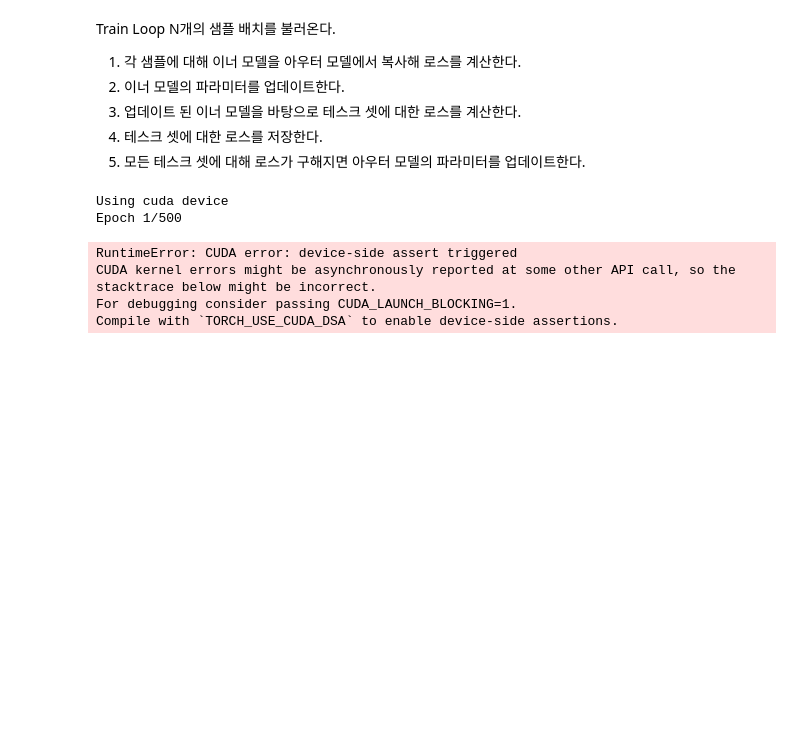
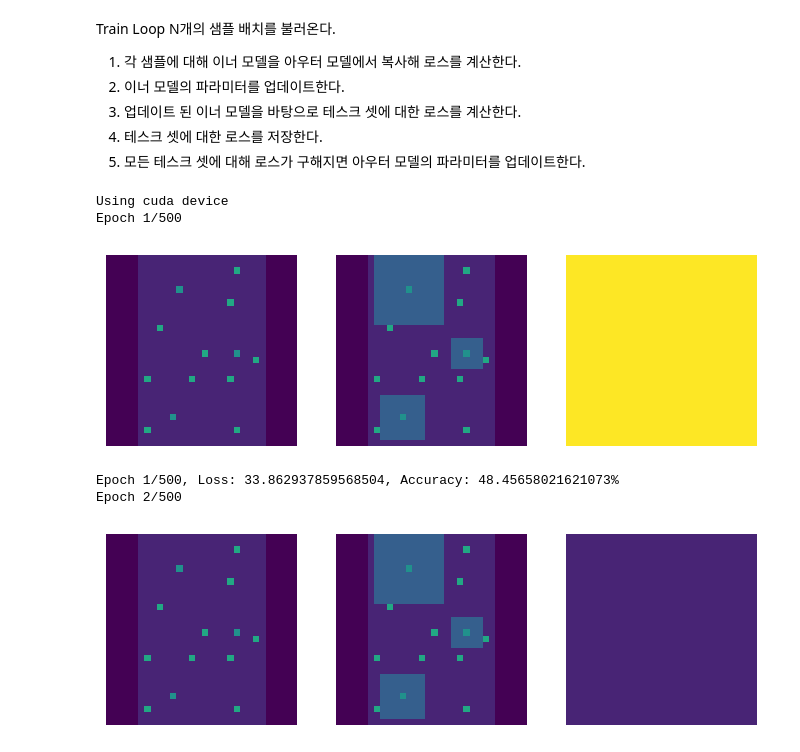
Before and after one commit to wooseungw/ARC, a Jupyter notebook: vit2.ipynb, the cells around one changed output. Cells and saved outputs as stored; diff of their text form; code cells hidden in the pictures; blank space fills up the shorter version.

```diff
--- a/vit2.ipynb
+++ b/vit2.ipynb
@@ -263,11 +284,11 @@ class ARC_Net(nn.Module):
 # 모델 생성 및 출력
 model_args = {
         'dim': 128,
-        'num_heads': 8,
-        'num_layers': 1,
+        'num_heads': 4,
+        'num_layers': 2,
         'num_classes': 11,
         'dropout': 0.1,
-        'kernel_stride_padding': ((1, 1, 0), (3, 1, 1))
+        'kernel_stride_padding': ((1, 1, 0), (3, 1, 1), (5, 1, 2))
     }
 # %%
 device = torch.device("cuda" if torch.cuda.is_available() else "cpu")
@@ -367,8 +388,8 @@ import torch.nn.functional as F
 from tqdm import tqdm
 import matplotlib.pyplot as plt
 import gc
-TORCH_USE_CUDA_DSA = 1
-CUDA_LAUNCH_BLOCKING=1.
+
+
 
 train_challenge = './kaggle/input/arc-prize-2024/arc-agi_training_challenges.json'
 train_solution = "./kaggle/input/arc-prize-2024/arc-agi_training_solutions.json"
@@ -377,7 +398,7 @@ eval_solution = "./kaggle/input/arc-prize-2024/arc-agi_evaluation_solutions.json
 
 kwargs = {
     'epochs': 500,
-    'task_numbers': 4,  # equal to the number of tasks
+    'task_numbers': 50,  # equal to the number of tasks
     'task_data_num': 1,
     'example_data_num': 5,  # equal to inner model batch size
     'inner_lr': 0.01,
@@ -387,8 +408,9 @@ kwargs = {
 
 def criterion(y_pred, y):
     y = y.long().squeeze(1)
+    # print(y_pred.shape, y.shape)
     weight = torch.ones(model_args['num_classes']).to(y.device)
-    weight[0] = 0.007
+    weight[0] = 0.005
     ce = F.cross_entropy(y_pred, y, weight=weight)
     return ce
 
@@ -398,10 +420,10 @@ device = 'cuda' if torch.cuda.is_available() else device
 print(f'Using {device} device')
 
 train_dataset = ARC_Dataset(train_challenge, train_solution)
-train_loader = DataLoader(train_dataset, batch_size=kwargs['task_numbers'], shuffle=True)
+train_loader = DataLoader(train_dataset, batch_size=kwargs['task_numbers'], shuffle=True, num_workers=8)
 
 eval_dataset = ARC_Dataset(eval_challenge, eval_solution)
-eval_loader = DataLoader(eval_dataset, batch_size=kwargs['task_numbers'], shuffle=False)
+eval_loader = DataLoader(eval_dataset, batch_size=kwargs['task_numbers'], shuffle=False, num_workers=8)
 
 # Outer Model 정의
 outer_model = ARC_Net(**model_args).to(device)
@@ -412,6 +434,7 @@ def inner_loop_update(model, example_input, example_output, inner_optimizer, cri
     for _ in range(steps):
         model.train()
         prediction = model(example_input)
+
         loss = criterion(prediction, example_output)
 
         inner_optimizer.zero_grad()
@@ -439,6 +462,7 @@ for epoch in range(kwargs['epochs']):
 
             inner_model.eval()
             task_prediction = inner_model(input_tensor[task_number])
+
             task_loss = criterion(task_prediction, output_tensor[task_number])
             task_losses.append(task_loss)
 
@@ -470,34 +494,34 @@ for epoch in range(kwargs['epochs']):
 
             with torch.no_grad():
                 inner_model.eval()
                 task_input = input_tensor[task_number]
                 task_output = output_tensor[task_number]
                 task_prediction = inner_model(task_input)
                 task_loss = criterion(task_prediction, task_output)
                 total_loss.append(task_loss.item())
 
                 prediction_class = torch.argmax(task_prediction, dim=1, keepdim=True)
 
                 mask = task_output != 0
                 correct_predictions = (prediction_class == task_output) & mask
                 validation_correct += correct_predictions.sum().item()
                 validation_total_samples += mask.sum().item()
 
                 if batch_idx == len(eval_loader) - 1 and task_number == input_tensor.shape[0] - 1:
                     show_grid_side_by_side(task_input.cpu(), task_output.cpu(), prediction_class.cpu())
 
             del inner_model, inner_optimizer, task_input, task_output, task_prediction, mask, correct_predictions
             gc.collect()
             torch.cuda.empty_cache()
 
     mean_loss = sum(total_loss) / len(total_loss) if total_loss else 0
     accuracy = 100 * validation_correct / validation_total_samples if validation_total_samples > 0 else 0
     print(f'Epoch {epoch+1}/{kwargs["epochs"]}, Loss: {mean_loss}, Accuracy: {accuracy}%')
     torch.cuda.empty_cache()
 # %% [output]
 Using cuda device
 Epoch 1/500
+[figure, added]
-RuntimeError: CUDA error: device-side assert triggered
-CUDA kernel errors might be asynchronously reported at some other API call, so the stacktrace below might be incorrect.
-For debugging consider passing CUDA_LAUNCH_BLOCKING=1.
-Compile with `TORCH_USE_CUDA_DSA` to enable device-side assertions.
+Epoch 1/500, Loss: 33.862937859568504, Accuracy: 48.45658021621073%
+Epoch 2/500
+[figure, added]
```
Also changed, not shown: parts of 4 cells of this notebook, 3 other files.
